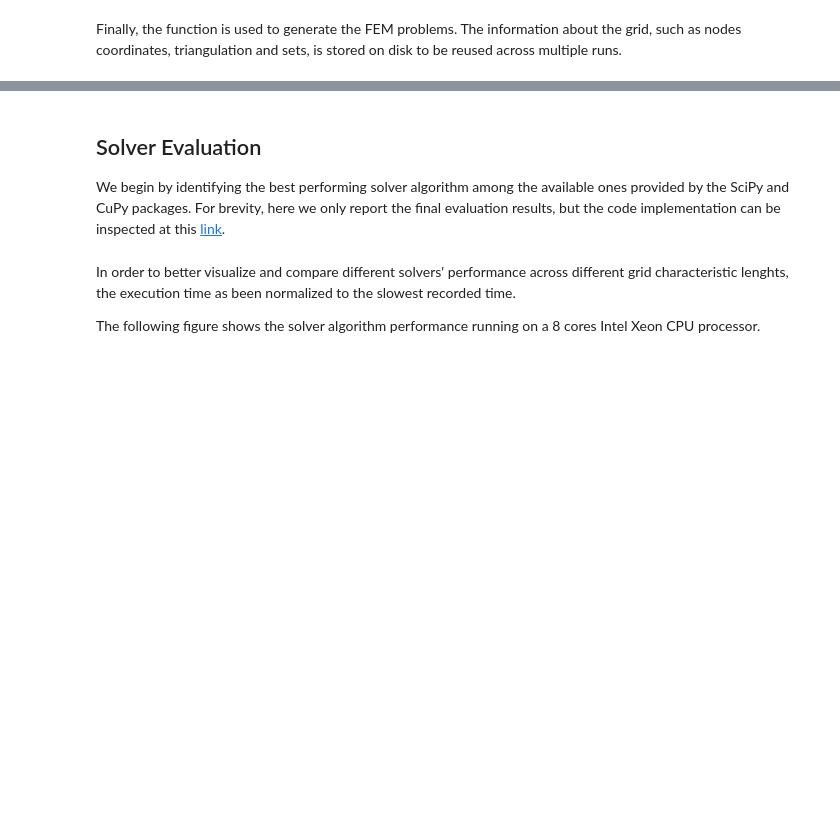
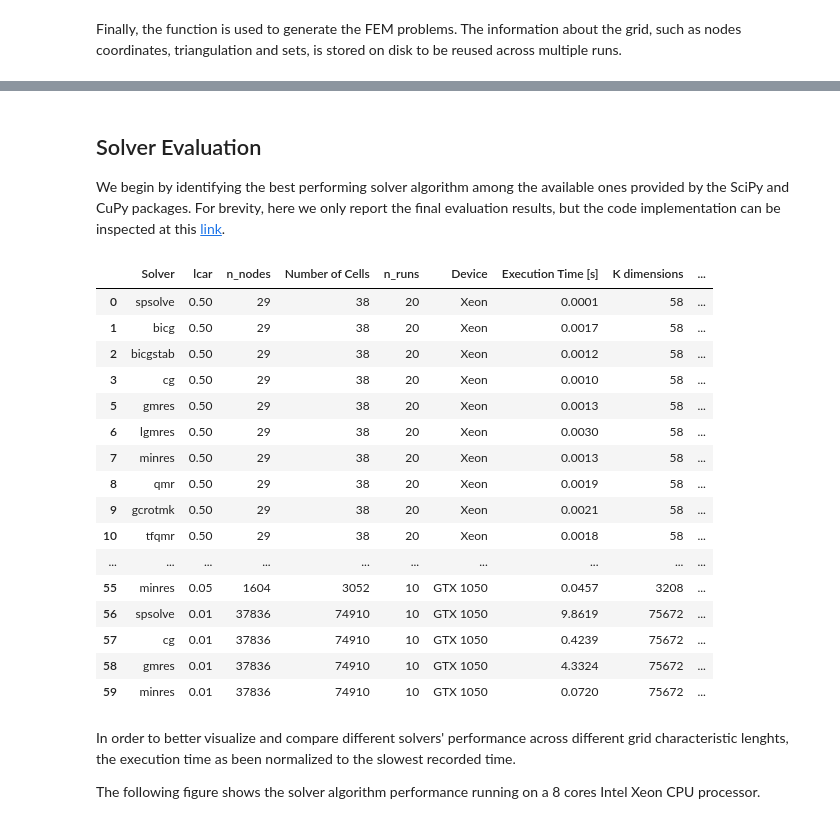
Before and after one commit to ribesstefano/GPU-accelerated-Finite-Element-Method-using-Python-and-CUDA, a Jupyter notebook: TRA105_GPU_accelerated_Computational_Methods_using_Python_and_CUDA.ipynb, the cells around one changed output, grey strips where cells are left out. Drawn from its saved outputs; the diff is of its cells as text; code cells hidden in the pictures; blank space fills up the shorter version.

```diff
--- a/TRA105_GPU_accelerated_Computational_Methods_using_Python_and_CUDA.ipynb
+++ b/TRA105_GPU_accelerated_Computational_Methods_using_Python_and_CUDA.ipynb
@@ -24,7 +24,3 @@ In this section, we cover our methodology, showing the implemented functions and
 # %%
-%%capture
-username = 'ribesstefano'
-repository = 'chalmers_tra105_GPU-accelerated-Computational-Methods-using-Python-and-CUDA'
-git_token = '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'
-
-!git clone https://{git_token}@github.com/{username}/{repository}.git
+repository = 'GPU-accelerated-Finite-Element-Method-using-Python-and-CUDA'
+!git clone https://github.com/ribesstefano/{repository}.git
@@ -228,4 +237,4 @@ a, weak_form, dh, dofs_glob = generate_rand_fem_problem(n_nodes=int(3e3))
 # %% [markdown]
 ## Solver Evaluation
 
-We begin by identifying the best performing solver algorithm among the available ones provided by the SciPy and CuPy packages. For brevity, here we only report the final evaluation results, but the code implementation can be inspected at this [link](https://github.com/ribesstefano/GPU_computing_tracks_course/blob/main/test/profile_gpu_solvers.py).
+We begin by identifying the best performing solver algorithm among the available ones provided by the SciPy and CuPy packages. For brevity, here we only report the final evaluation results, but the code implementation can be inspected at this [link](https://github.com/ribesstefano/GPU-accelerated-Finite-Element-Method-using-Python-and-CUDA/blob/main/test/profile_gpu_solvers.py).
@@ -242,22 +241,41 @@ proj_dir
 # %%
 import pandas as pd
+import os
 
-df = pd.read_csv(os.path.join(proj_dir, 'solver_evaluation_results.csv'))
+df = pd.read_csv(os.path.join(repository, 'data', 'solver_evaluation_results.csv'))
 
 df['K dimensions'] = df['n_nodes'] * n_dofs_per_node
 df['Normalized Execution Time'] = df['Execution Time [s]']
 # NOTE: The cgs solver is just too much of an outsider, so we remove it
 df = df.drop(df[df['Solver'] == 'cgs'].index)
 
 for n_cells in df['Number of Cells'].unique():
     selected_cells = df['Number of Cells'] == n_cells
     exec_t = df.loc[selected_cells, 'Execution Time [s]']
     max_t = df.loc[selected_cells, 'Execution Time [s]'].max()
     df.loc[selected_cells, 'Normalized Execution Time'] /= max_t
 
 df_cpu = df[df['Device'] == 'Xeon']
 df_gpu = df[df['Device'] == 'GTX 1050']
 df
+# %% [output]
+|  | Solver | lcar | n_nodes | Number of Cells | n_runs | Device | Execution Time [s] | K dimensions | ... |
+| 0 | spsolve | 0.50 | 29 | 38 | 20 | Xeon | 0.0001 | 58 | ... |
+| 1 | bicg | 0.50 | 29 | 38 | 20 | Xeon | 0.0017 | 58 | ... |
+| 2 | bicgstab | 0.50 | 29 | 38 | 20 | Xeon | 0.0012 | 58 | ... |
+| 3 | cg | 0.50 | 29 | 38 | 20 | Xeon | 0.0010 | 58 | ... |
+| 5 | gmres | 0.50 | 29 | 38 | 20 | Xeon | 0.0013 | 58 | ... |
+| 6 | lgmres | 0.50 | 29 | 38 | 20 | Xeon | 0.0030 | 58 | ... |
+| 7 | minres | 0.50 | 29 | 38 | 20 | Xeon | 0.0013 | 58 | ... |
+| 8 | qmr | 0.50 | 29 | 38 | 20 | Xeon | 0.0019 | 58 | ... |
+| 9 | gcrotmk | 0.50 | 29 | 38 | 20 | Xeon | 0.0021 | 58 | ... |
+| 10 | tfqmr | 0.50 | 29 | 38 | 20 | Xeon | 0.0018 | 58 | ... |
+| ... | ... | ... | ... | ... | ... | ... | ... | ... | ... |
+| 55 | minres | 0.05 | 1604 | 3052 | 10 | GTX 1050 | 0.0457 | 3208 | ... |
+| 56 | spsolve | 0.01 | 37836 | 74910 | 10 | GTX 1050 | 9.8619 | 75672 | ... |
+| 57 | cg | 0.01 | 37836 | 74910 | 10 | GTX 1050 | 0.4239 | 75672 | ... |
+| 58 | gmres | 0.01 | 37836 | 74910 | 10 | GTX 1050 | 4.3324 | 75672 | ... |
+| 59 | minres | 0.01 | 37836 | 74910 | 10 | GTX 1050 | 0.0720 | 75672 | ... |
 # %% [markdown]
 In order to better visualize and compare different solvers' performance across different grid characteristic lenghts, the execution time as been normalized to the slowest recorded time.
 
```
Also changed, not shown: parts of 22 cells of this notebook.
